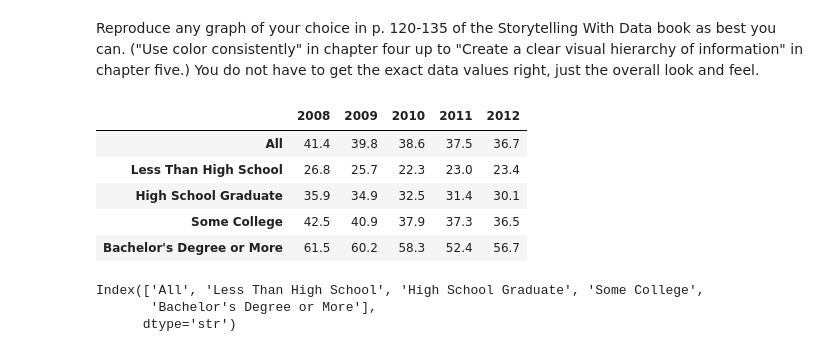
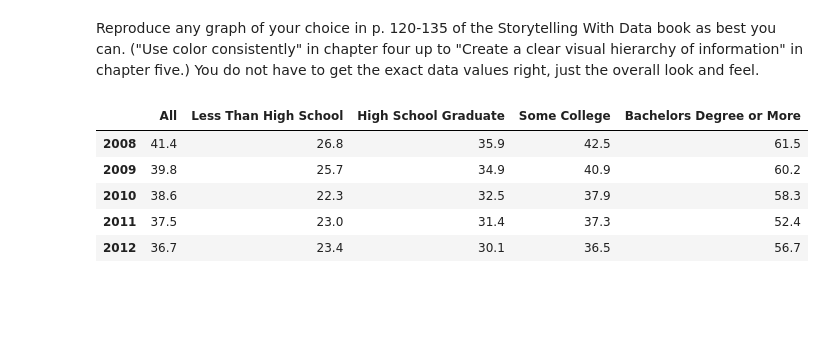
Before and after one commit to eghatzis0527/DX699---HW-Assignments, a Jupyter notebook: OMDS-ModB2-Week8-Hatzis-Eleni.ipynb, the cells around one changed output. Cells and saved outputs as stored; diff of their text form; code cells hidden in the pictures; blank space fills up the shorter version.

```diff
--- a/OMDS-ModB2-Week8-Hatzis-Eleni.ipynb
+++ b/OMDS-ModB2-Week8-Hatzis-Eleni.ipynb
@@ -365,28 +365,25 @@ The predictions that work the best are the ones for milk and cheese prices. The
 Reproduce any graph of your choice in p. 120-135 of the Storytelling With Data book as best you can.  ("Use color consistently" in chapter four up to "Create a clear visual hierarchy of information" in chapter five.)    You do not have to get the exact data values right, just the overall look and feel.
 # %%
 import random
+
+x = np.arange(5)
 
 all = [41.4, 39.8, 38.6, 37.5, 36.7]
 less_hs = [26.8, 25.7, 22.3, 23, 23.4]
 hs_grad = [35.9, 34.9, 32.5, 31.4, 30.1]
 some_col = [42.5, 40.9, 37.9, 37.3, 36.5]
 bach = [61.5, 60.2, 58.3, 52.4, 56.7]
 
-data = pd.DataFrame({'All' : all, 'Less Than High School' : less_hs, 'High School Graduate' : hs_grad, 'Some College' : some_col, 'Bachelor\'s Degree or More' : bach}, index = ['2008', '2009', '2010', '2011', '2012'])
+data = pd.DataFrame({'All' : all, 'Less Than High School' : less_hs, 'High School Graduate' : hs_grad,
+'Some College' : some_col, 'Bachelors Degree or More' : bach}, index = ['2008', '2009', '2010', '2011', '2012'])
 
-data = data.T
+width = 0.1
 
 data
 # %% [output]
-|  | 2008 | 2009 | 2010 | 2011 | 2012 |
-| All | 41.4 | 39.8 | 38.6 | 37.5 | 36.7 |
-| Less Than High School | 26.8 | 25.7 | 22.3 | 23.0 | 23.4 |
-| High School Graduate | 35.9 | 34.9 | 32.5 | 31.4 | 30.1 |
-| Some College | 42.5 | 40.9 | 37.9 | 37.3 | 36.5 |
-| Bachelor's Degree or More | 61.5 | 60.2 | 58.3 | 52.4 | 56.7 |
+|  | All | Less Than High School | High School Graduate | Some College | Bachelors Degree or More |
+| 2008 | 41.4 | 26.8 | 35.9 | 42.5 | 61.5 |
+| 2009 | 39.8 | 25.7 | 34.9 | 40.9 | 60.2 |
+| 2010 | 38.6 | 22.3 | 32.5 | 37.9 | 58.3 |
+| 2011 | 37.5 | 23.0 | 31.4 | 37.3 | 52.4 |
+| 2012 | 36.7 | 23.4 | 30.1 | 36.5 | 56.7 |
-# %%
-data.index
-# %% [output]
-Index(['All', 'Less Than High School', 'High School Graduate', 'Some College',
-       'Bachelor's Degree or More'],
-      dtype='str')
```
Also changed, not shown: parts of 9 cells of this notebook.
